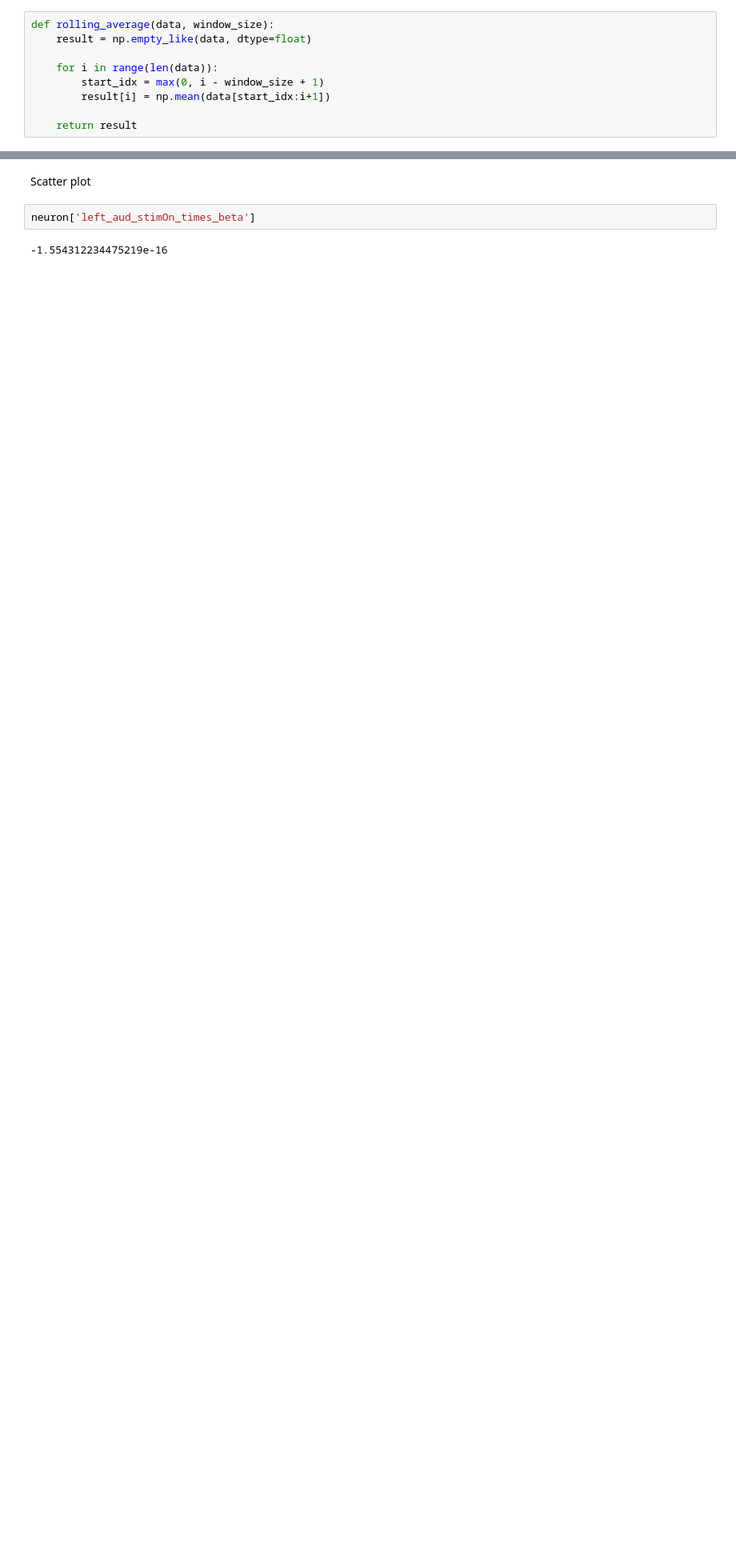
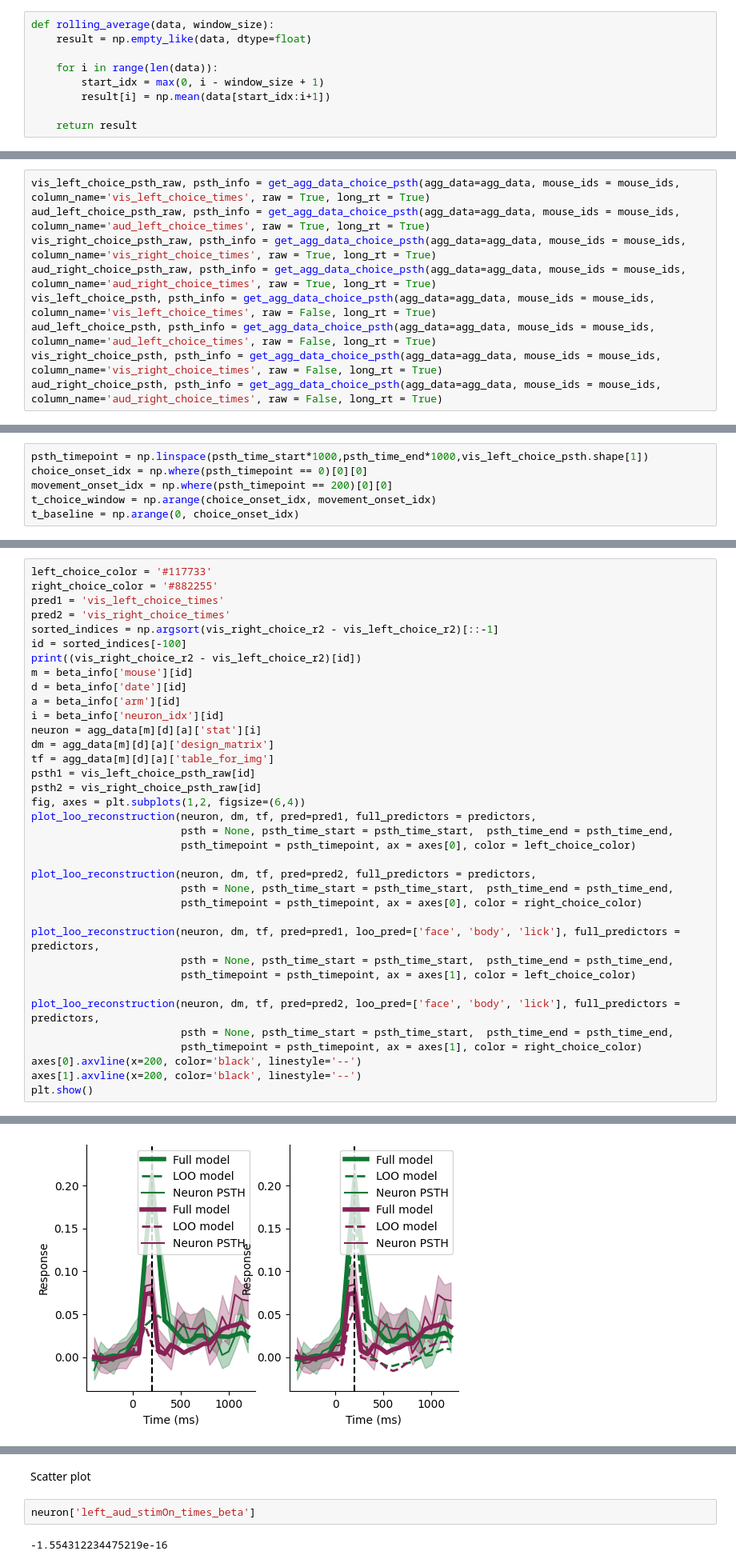
Before and after one commit to edwardyan95/ibllib, a Jupyter notebook: examples/multimice_aggregate.ipynb, the cells around one changed output, grey strips where cells are left out. Shown: that part at 80% size. Saved outputs shown, nothing was run; the diff lists cells and outputs as text; blank space fills up the shorter version.

```diff
--- a/examples/multimice_aggregate.ipynb
+++ b/examples/multimice_aggregate.ipynb
@@ -438,0 +1010,9 @@ plt.show()
+# %%
+vis_left_choice_psth_raw, psth_info = get_agg_data_choice_psth(agg_data=agg_data, mouse_ids = mouse_ids, column_name='vis_left_choice_times', raw = True, long_rt = True)
+aud_left_choice_psth_raw, psth_info = get_agg_data_choice_psth(agg_data=agg_data, mouse_ids = mouse_ids, column_name='aud_left_choice_times', raw = True, long_rt = True)
+vis_right_choice_psth_raw, psth_info = get_agg_data_choice_psth(agg_data=agg_data, mouse_ids = mouse_ids, column_name='vis_right_choice_times', raw = True, long_rt = True)
+aud_right_choice_psth_raw, psth_info = get_agg_data_choice_psth(agg_data=agg_data, mouse_ids = mouse_ids, column_name='aud_right_choice_times', raw = True, long_rt = True)
+vis_left_choice_psth, psth_info = get_agg_data_choice_psth(agg_data=agg_data, mouse_ids = mouse_ids, column_name='vis_left_choice_times', raw = False, long_rt = True)
+aud_left_choice_psth, psth_info = get_agg_data_choice_psth(agg_data=agg_data, mouse_ids = mouse_ids, column_name='aud_left_choice_times', raw = False, long_rt = True)
+vis_right_choice_psth, psth_info = get_agg_data_choice_psth(agg_data=agg_data, mouse_ids = mouse_ids, column_name='vis_right_choice_times', raw = False, long_rt = True)
+aud_right_choice_psth, psth_info = get_agg_data_choice_psth(agg_data=agg_data, mouse_ids = mouse_ids, column_name='aud_right_choice_times', raw = False, long_rt = True)
@@ -438,0 +1219,6 @@ plt.show()
+# %%
+psth_timepoint = np.linspace(psth_time_start*1000,psth_time_end*1000,vis_left_choice_psth.shape[1])
+choice_onset_idx = np.where(psth_timepoint == 0)[0][0]
+movement_onset_idx = np.where(psth_timepoint == 200)[0][0]
+t_choice_window = np.arange(choice_onset_idx, movement_onset_idx)
+t_baseline = np.arange(0, choice_onset_idx)
@@ -438,0 +1404,37 @@ plt.show()
+# %%
+left_choice_color = '#117733'
+right_choice_color = '#882255'
+pred1 = 'vis_left_choice_times'
+pred2 = 'vis_right_choice_times'
+sorted_indices = np.argsort(vis_right_choice_r2 - vis_left_choice_r2)[::-1]
+id = sorted_indices[-100]
+print((vis_right_choice_r2 - vis_left_choice_r2)[id])
+m = beta_info['mouse'][id]
+d = beta_info['date'][id]
+a = beta_info['arm'][id]
+i = beta_info['neuron_idx'][id]
+neuron = agg_data[m][d][a]['stat'][i]
+dm = agg_data[m][d][a]['design_matrix']
+tf = agg_data[m][d][a]['table_for_img']
+psth1 = vis_left_choice_psth_raw[id]
+psth2 = vis_right_choice_psth_raw[id]
+fig, axes = plt.subplots(1,2, figsize=(6,4))
+plot_loo_reconstruction(neuron, dm, tf, pred=pred1, full_predictors = predictors,
+                        psth = None, psth_time_start = psth_time_start,  psth_time_end = psth_time_end,
+                        psth_timepoint = psth_timepoint, ax = axes[0], color = left_choice_color)
+
+plot_loo_reconstruction(neuron, dm, tf, pred=pred2, full_predictors = predictors,
+                        psth = None, psth_time_start = psth_time_start,  psth_time_end = psth_time_end,
+                        psth_timepoint = psth_timepoint, ax = axes[0], color = right_choice_color)
+
+plot_loo_reconstruction(neuron, dm, tf, pred=pred1, loo_pred=['face', 'body', 'lick'], full_predictors = predictors,
+                        psth = None, psth_time_start = psth_time_start,  psth_time_end = psth_time_end,
+                        psth_timepoint = psth_timepoint, ax = axes[1], color = left_choice_color)
+
+plot_loo_reconstruction(neuron, dm, tf, pred=pred2, loo_pred=['face', 'body', 'lick'], full_predictors = predictors,
+                        psth = None, psth_time_start = psth_time_start,  psth_time_end = psth_time_end,
+                        psth_timepoint = psth_timepoint, ax = axes[1], color = right_choice_color)
+axes[0].axvline(x=200, color='black', linestyle='--')
+axes[1].axvline(x=200, color='black', linestyle='--')
+plt.show()
+# %% [output]
@@ -438,0 +1442 @@ plt.show()
+[figure, added]
```
Also changed, not shown: parts of 80 cells of this notebook, 12 other files.
